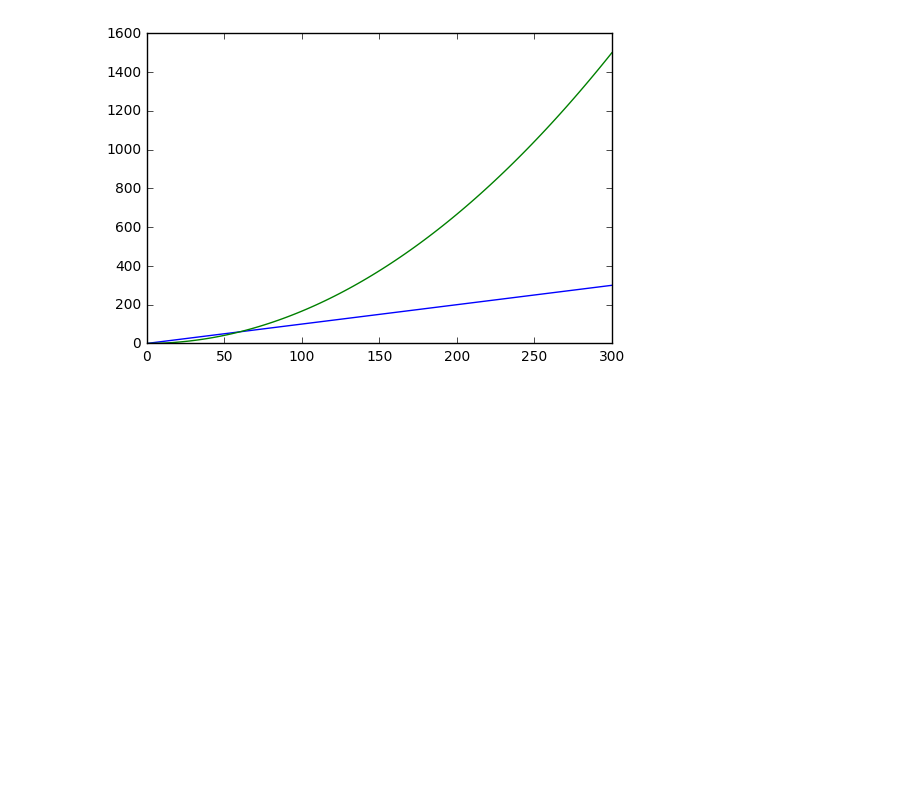
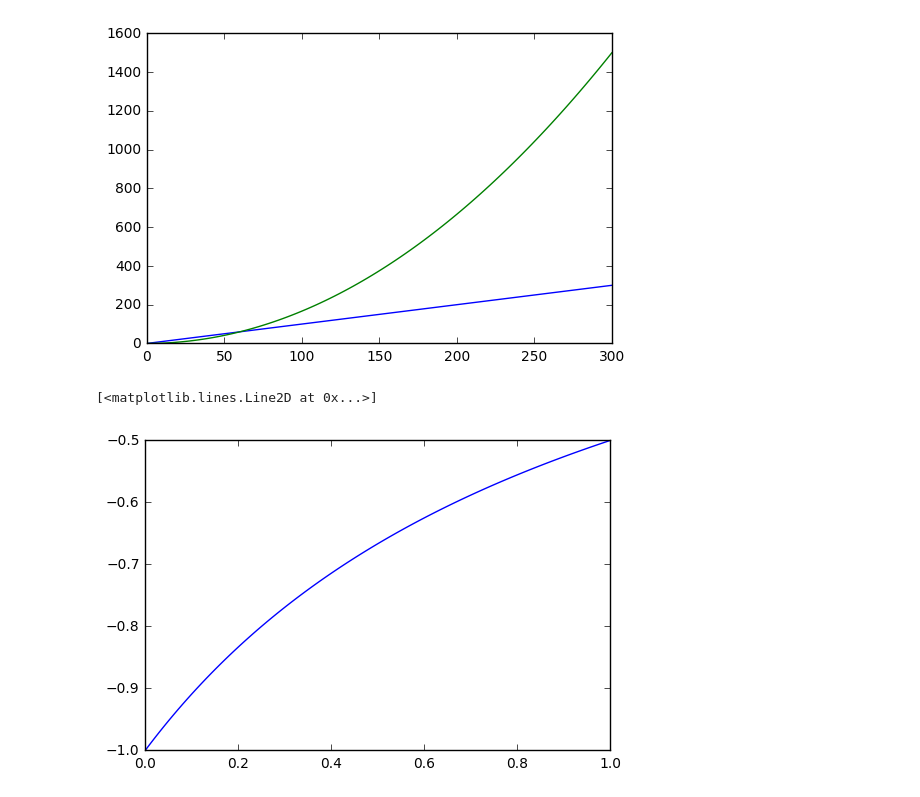
Before and after one commit to nicola-decao/Torcs-with-DDPG, a Jupyter notebook: plots/loss_plot.ipynb, the cells around one changed output. Cells and saved outputs as stored; diff of their text form; code cells hidden in the pictures; blank space fills up the shorter version.

```diff
--- a/plots/loss_plot.ipynb
+++ b/plots/loss_plot.ipynb
@@ -30,3 +28,11 @@ plt.plot(x*300, np.array([e**2 for e in x])*1500)
 # %% [output]
 [<matplotlib.lines.Line2D at 0x...>]
 [figure]
+# %%
+vp = 0
+v = np.linspace(0, 1, 100)
+a = 1
+plt.plot(v, (v - vp)/(v + a) - 1)
+# %% [output]
+[<matplotlib.lines.Line2D at 0x...>]
+[figure, added]
```
Also changed, not shown: parts of 1 cell of this notebook, 2 other files.
